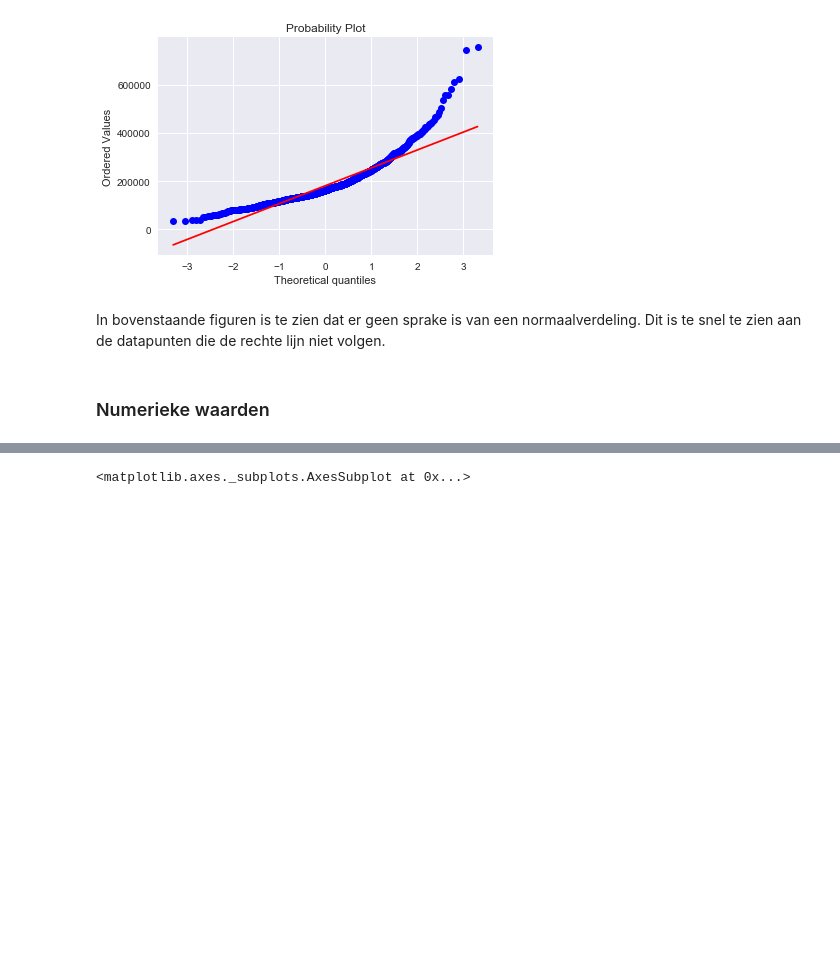
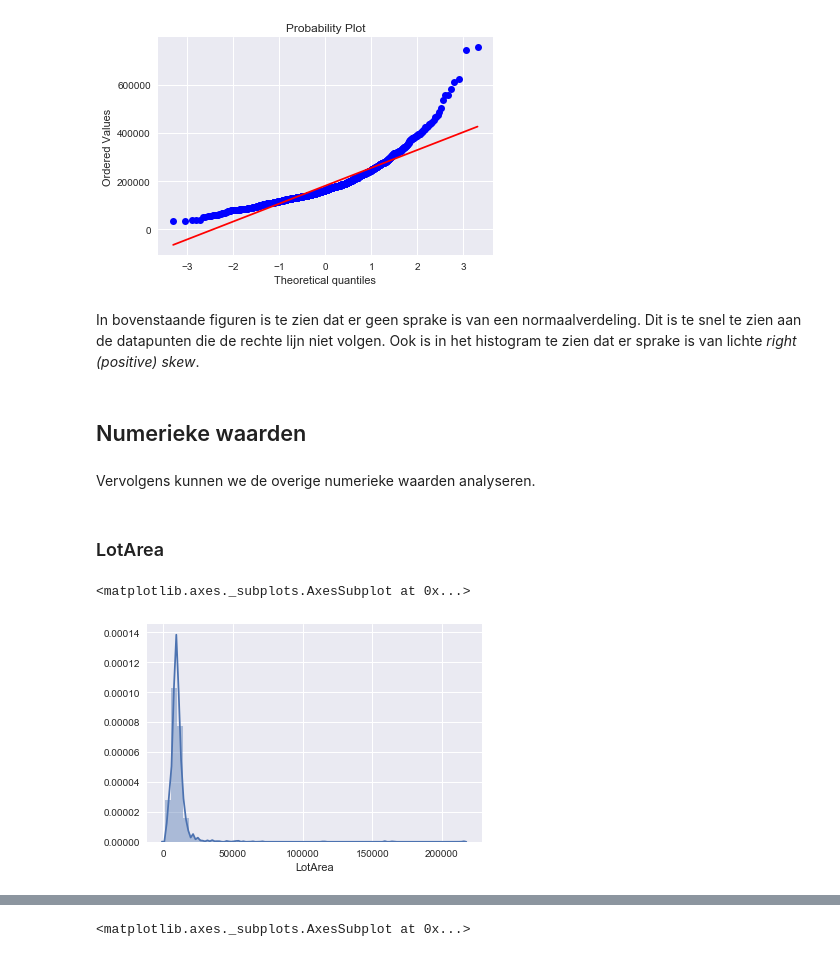
Before and after one commit to Shirynak/DS-Specialisatie, a Jupyter notebook: Uitwerking - Ashwin.ipynb, the cells around one changed output, grey strips where cells are left out. Cells and saved outputs as stored; diff of their text form; code cells hidden in the pictures; blank space fills up the shorter version.

```diff
--- a/Uitwerking - Ashwin.ipynb
+++ b/Uitwerking - Ashwin.ipynb
@@ -198,6 +208,16 @@ graph = stats.probplot(df_train['SalePrice'], plot=plt)
 # %% [output]
 [figure]
 # %% [markdown]
-In bovenstaande figuren is te zien dat er geen sprake is van een normaalverdeling. Dit is te snel te zien aan de datapunten die de rechte lijn niet volgen.
+In bovenstaande figuren is te zien dat er geen sprake is van een normaalverdeling. Dit is te snel te zien aan de datapunten die de rechte lijn niet volgen. Ook is in het histogram te zien dat er sprake is van lichte *right (positive) skew*.
 # %% [markdown]
-### Numerieke waarden
+## Numerieke waarden
+# %% [markdown]
+Vervolgens kunnen we de overige numerieke waarden analyseren.
+# %% [markdown]
+### LotArea
+# %%
+#LotArea plotten in een histogram
+sns.distplot(df_train['LotArea'])
+# %% [output]
+<matplotlib.axes._subplots.AxesSubplot at 0x...>
+[figure, added]
```
Also changed, not shown: parts of 17 cells of this notebook.
